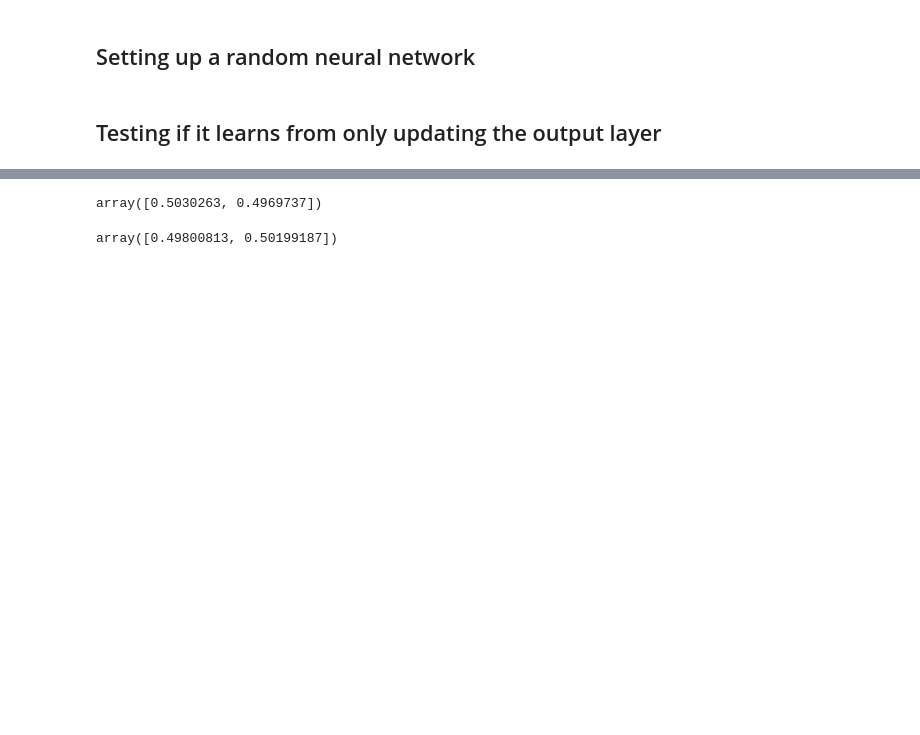
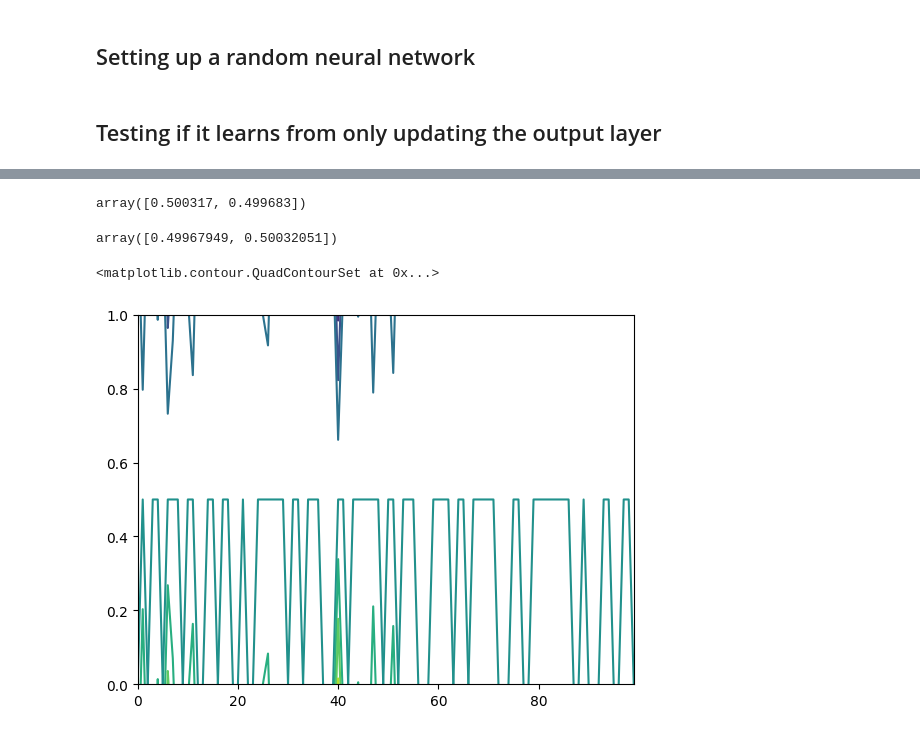
Before and after one commit to magnushelliesen/neural-network, a Jupyter notebook: neural-network.ipynb, the cells around one changed output, grey strips where cells are left out. Cells and saved outputs as stored; diff of their text form; code cells hidden in the pictures; blank space fills up the shorter version.

```diff
--- a/neural-network.ipynb
+++ b/neural-network.ipynb
@@ -32,10 +32,10 @@ plt.contour(nn.weights[1])
 # %%
 # Making two types of data with some noise
-type1_data = tuple(((array1+np.random.normal(size=100)/10, np.array([1, 0])) for _ in range(100)))
-type2_data = tuple(((array2+np.random.normal(size=100)/10, np.array([0, 1])) for _ in range(100)))
+type1_data = tuple(((array1+np.random.normal(size=100)/3, np.array([1, 0])) for _ in range(100)))
+type2_data = tuple(((array2+np.random.normal(size=100)/3, np.array([0, 1])) for _ in range(100)))
 data = (*type1_data, *type2_data)
 # %%
 # Let's train it
 for _ in range(50):
-    nn.train(data, 0.1)
+    nn.train(data, 1)
 # %%
@@ -47,8 +47,13 @@ plt.contour(nn.weights[1])
 # It already shows improvement
 nn.predict(array1)
 # %% [output]
-array([0.5030263, 0.4969737])
+array([0.500317, 0.499683])
 # %%
 nn.predict(array2)
 # %% [output]
-array([0.49800813, 0.50199187])
+array([0.49967949, 0.50032051])
+# %%
+plt.contour(nn.weights[2]-nn._weights0[2])
+# %% [output]
+<matplotlib.contour.QuadContourSet at 0x...>
+[figure, added]
```
Also changed, not shown: parts of 4 cells of this notebook, 1 other file.
